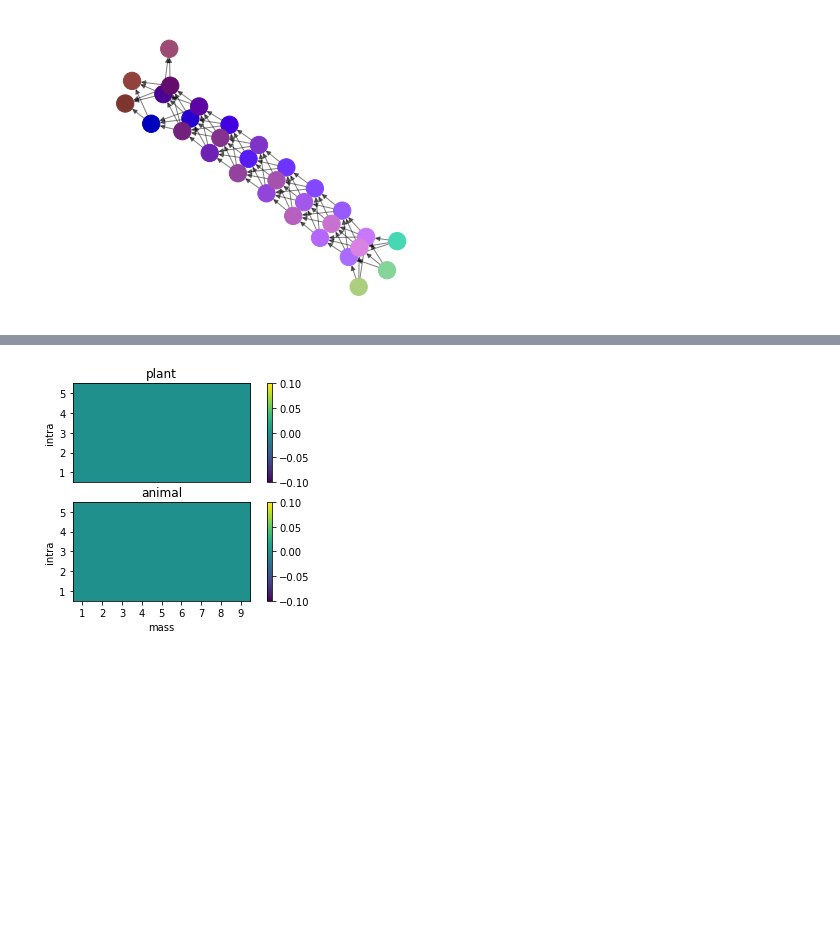
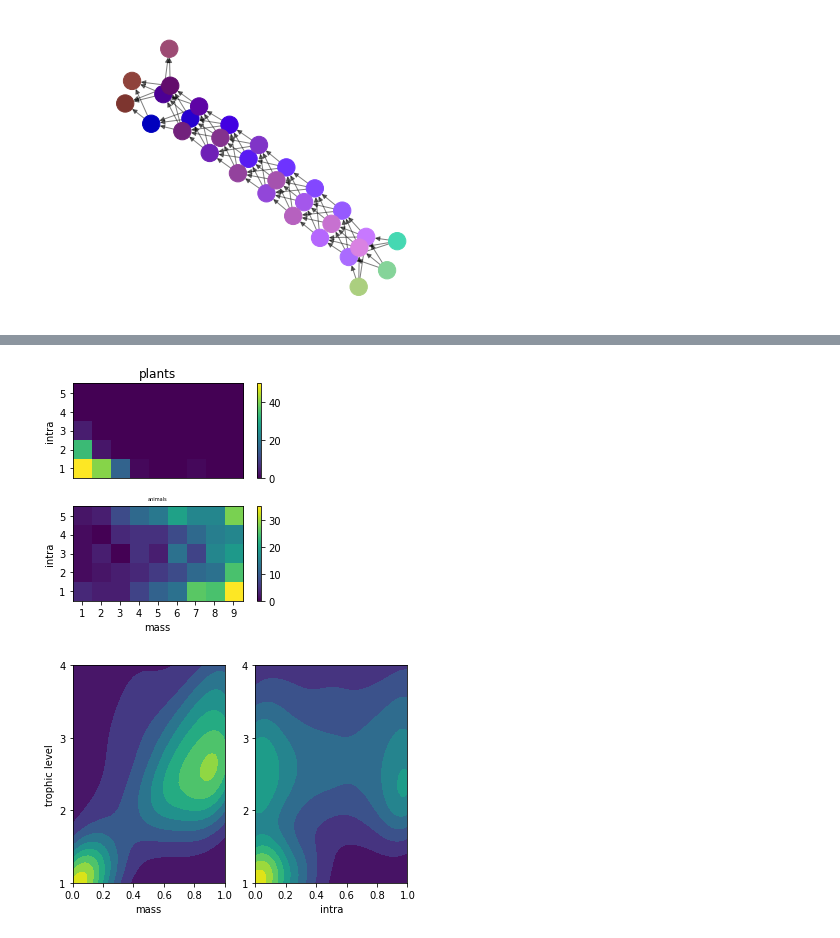
Before and after one commit to jxz12/ecobuild_analysis, a Jupyter notebook: graphs.ipynb, the cells around one changed output, grey strips where cells are left out. Cells and saved outputs as stored; diff of their text form; code cells hidden in the pictures; blank space fills up the shorter version.

Commit message:
figures basically done!

```diff
--- a/graphs.ipynb
+++ b/graphs.ipynb
@@ -286,16 +286,21 @@ def graph_attrs(G):
         res = e[0]
         con = e[1]
         coherence += (trophic[res]-trophic[con]) ** 2
+    coherence /= len(G.edges)
     coherence = np.sqrt(coherence-1)
-    attrs['coherence'] = coherence
+    attrs['incoherence'] = coherence
 
     nx.set_node_attributes(G, trophic, 'trophic')
+
+    undirected = nx.Graph(G.edges)
+#     communities = nx.algorithms.community.greedy_modularity_communities(undirected)
+#     communities = list(communities)
     return attrs
 # %%
 lid_grouped = df.groupby('lid')
 
 for lid in lid_grouped.groups.keys():
-    if lid!=3:
+    if lid!=101:
         continue
     print(f'doing {lid}')
 
@@ -305,7 +310,14 @@ for lid in lid_grouped.groups.keys():
     im_anim = np.zeros((5,9))
     im_plant = np.zeros((5,9))
 
-    for rank in range(10):
+    x_trophic = []
+    y_size = []
+    y_intra = []
+
+    connectances = []
+    coherences = []
+
+    for rank in range(50):
 #     for rank in range(len(df_best)):
         row = df_best.iloc[rank]
         try:
@@ -315,8 +327,7 @@ for lid in lid_grouped.groups.keys():
             continue
 
         attrs = graph_attrs(G)
-        print(nx.get_node_attributes(G, 'trophic'), attrs)
-        break
+        trophics = nx.get_node_attributes(G, 'trophic')
 
         sizes = nx.get_node_attributes(G, 'size')
         intras = nx.get_node_attributes(G, 'intra')
@@ -330,9 +341,21 @@ for lid in lid_grouped.groups.keys():
             else:
                 im_anim[row,col] += 1
 
-    fig,axes = plt.subplots(nrows=2)
+            x_trophic.append(trophics[idx])
+            y_size.append(sizes[idx])
+            y_intra.append(intras[idx])
 
-    axes[0].set_title('plant')
+        connectances.append(attrs['connectance'])
+        if not math.isnan(attrs['incoherence']):
+            coherences.append(attrs['incoherence'])
+
+    fig,axes = plt.subplots(nrows=2, gridspec_kw={'hspace':.3}, figsize=(5,4))
+
+    viridis = plt.get_cmap('viridis')
+    tab10 = plt.get_cmap('tab10')
+#     sns.set_palette('viridis')
+
+    axes[0].set_title('plants')
     axes[0].set_xticks([])
 #     axes[0].set_xticks(np.arange(0,9))
 #     axes[0].set_xticklabels(np.arange(1,10))
@@ -342,7 +365,7 @@ for lid in lid_grouped.groups.keys():
     axes[0].set_ylabel('intra')
     a = axes[0].imshow(im_plant)
 
-    axes[1].set_title('animal')
+    axes[1].set_title('animals', fontsize=5)
     axes[1].set_xticks(np.arange(0,9))
     axes[1].set_xticklabels(np.arange(1,10))
     axes[1].set_yticks(np.arange(0,6))
@@ -353,6 +376,44 @@ for lid in lid_grouped.groups.keys():
 
     colora = plt.colorbar(a, ax=axes[0])
     colorb = plt.colorbar(b, ax=axes[1])
+    plt.show()
+
+
+    # compare trophic level against size
+    fig,axes = plt.subplots(ncols=2, figsize=(6,4))
+    sns.kdeplot(y_size, x_trophic, shade=True, ax=axes[0], cmap=viridis)
+    sns.kdeplot(y_intra, x_trophic, shade=True, ax=axes[1], cmap=viridis)
+#     sns.scatterplot(y_size, x_trophic, ax=axes[0])
+#     sns.scatterplot(y_intra, x_trophic, ax=axes[1])
+    axes[0].set_ylabel('trophic level')
+    axes[0].set_yticks([1,2,3,4])
+    axes[0].set_xlabel('mass')
+    axes[0].set_xlim([0,1])
+    axes[0].set_ylim([1,4])
+    axes[1].set_yticks([1,2,3,4])
+    axes[1].set_xlabel('intra')
+    axes[1].set_xlim([0,1])
+    axes[1].set_ylim([1,4])
+
+    # compare trophic level against size
+    fig,axes = plt.subplots(nrows=2, figsize=(5,4), gridspec_kw={'hspace':.3})
+    sns.distplot(connectances, ax=axes[0], color=tab10(0))
+    sns.distplot(coherences, ax=axes[1], color=tab10(0))
+    med_conn = np.median(connectances)
+    med_cohe = np.median(coherences)
+    axes[0].axvline(med_conn, ls=(0,[2,2]), color=tab10(0))
+    axes[1].axvline(med_cohe, ls=(0,[2,2]), color=tab10(0))
+    axes[0].set_title('connectance')
+    axes[0].set_xlim([0,1])
+    axes[0].tick_params(axis='x', labelbottom=False)
+    axes[1].set_title('incoherence')
+    axes[1].set_xlim([0,1])
+
+    med_trophic = np.median(x_trophic)
+    fix,ax = plt.subplots(figsize=(4,4))
+    sns.distplot(x_trophic, ax=ax, color=tab10(0))
+    ax.axvline(med_trophic, ls=(0,[2,2]), color=tab10(0))
+    ax.set_xlabel('trophic level')
 
 #     plt.savefig(f'results/features/{lid}_si_top10.png')
 # %% [output]
@@ -361 +421,2 @@ doing 3
-[figure, old version]
+[figure, new version]
+[figure, added]
```
Also changed, not shown: parts of 1 cell of this notebook, 1 other file.
